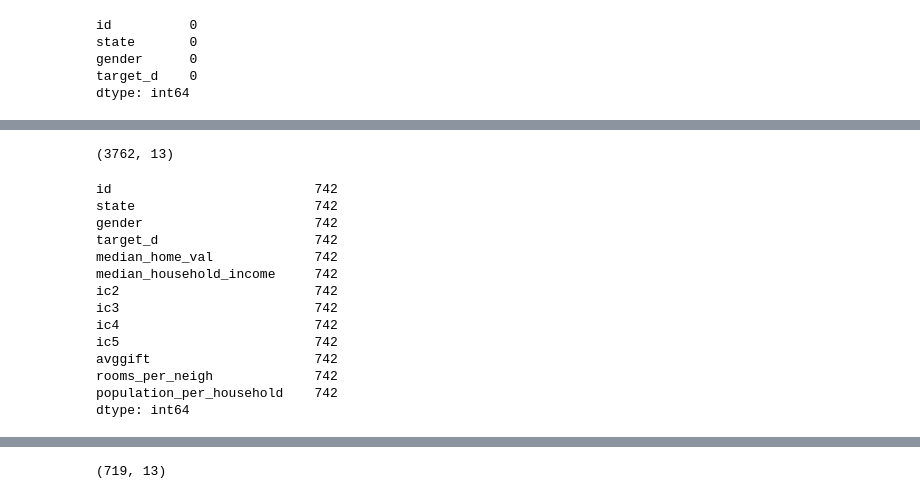
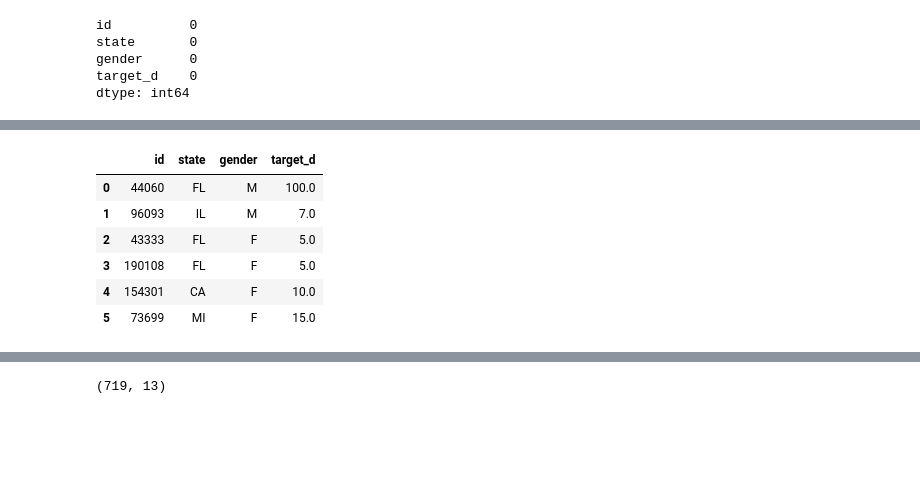
Before and after one commit to Origamologo/-California-cleanin-, a Jupyter notebook: california.ipynb, the cells around one changed output, grey strips where cells are left out. Cells and saved outputs as stored; diff of their text form; code cells hidden in the pictures; blank space fills up the shorter version.

```diff
--- a/california.ipynb
+++ b/california.ipynb
@@ -323,6 +323,9 @@ len(outliers)
 719
 # %%
 df_no_outliers = df.drop(index=outliers)
+# %%
+df_no_outliers.set_index('id', inplace=True)
+df_no_outliers.reset_index(inplace=True)
 # %%
 df_no_outliers.shape
 # %% [output]
@@ -427,4 +404,0 @@ dtype: int64
-# %%
-result.shape
-# %% [output]
-(3762, 13)
@@ -433,20 +405,13 @@ result.dropna(how='all', inplace=True)
-# %%
-result.isnull().sum()
-# %% [output]
-id                          742
-state                       742
-gender                      742
-target_d                    742
-median_home_val             742
-median_household_income     742
-ic2                         742
-ic3                         742
-ic4                         742
-ic5                         742
-avggift                     742
-rooms_per_neigh             742
-population_per_household    742
-dtype: int64
+# %%
+df_no_outliers.head(6)
+# %% [output]
+|  | id | state | gender | target_d |
+| 0 | 44060 | FL | M | 100.0 |
+| 1 | 96093 | IL | M | 7.0 |
+| 2 | 43333 | FL | F | 5.0 |
+| 3 | 190108 | FL | F | 5.0 |
+| 4 | 154301 | CA | F | 10.0 |
+| 5 | 73699 | MI | F | 15.0 |
 # %%
 df_no_outliers[columns_no_outliers_knn] = df_no_outliers_knn[columns_no_outliers_knn]
 # %%
```
Also changed, not shown: parts of 13 cells of this notebook, 2 other files.
